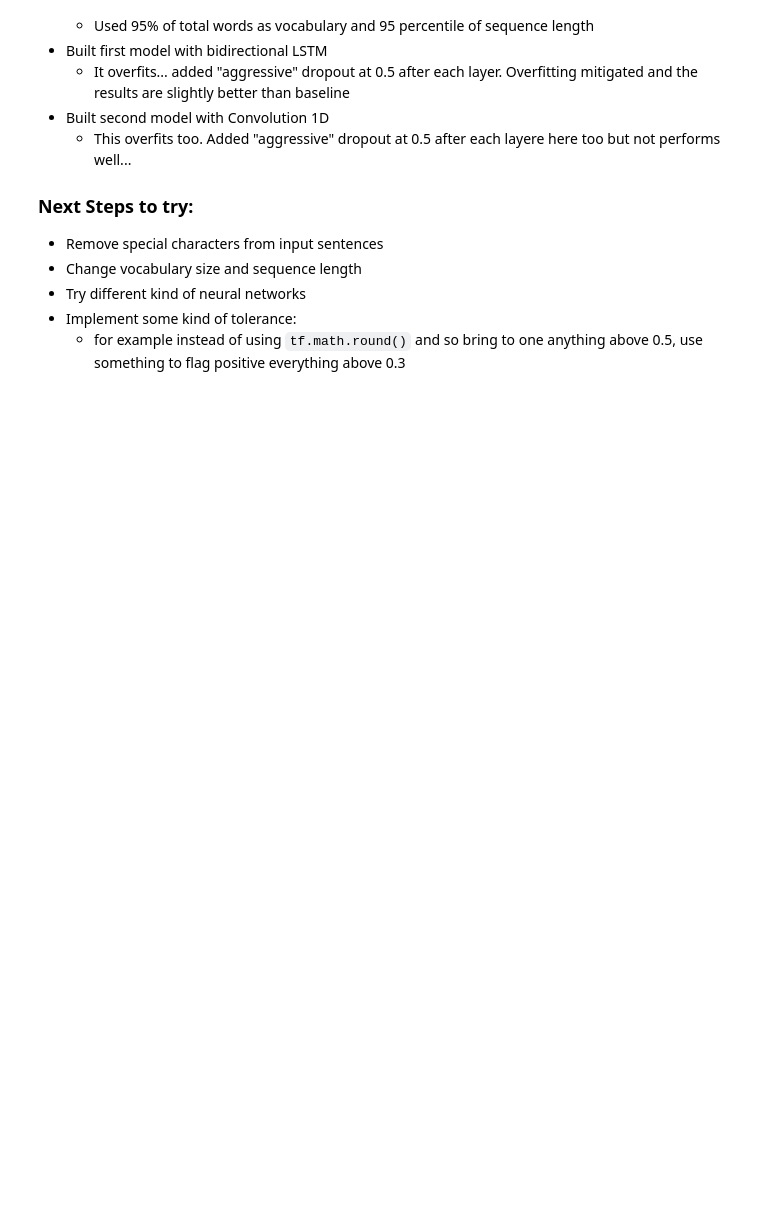
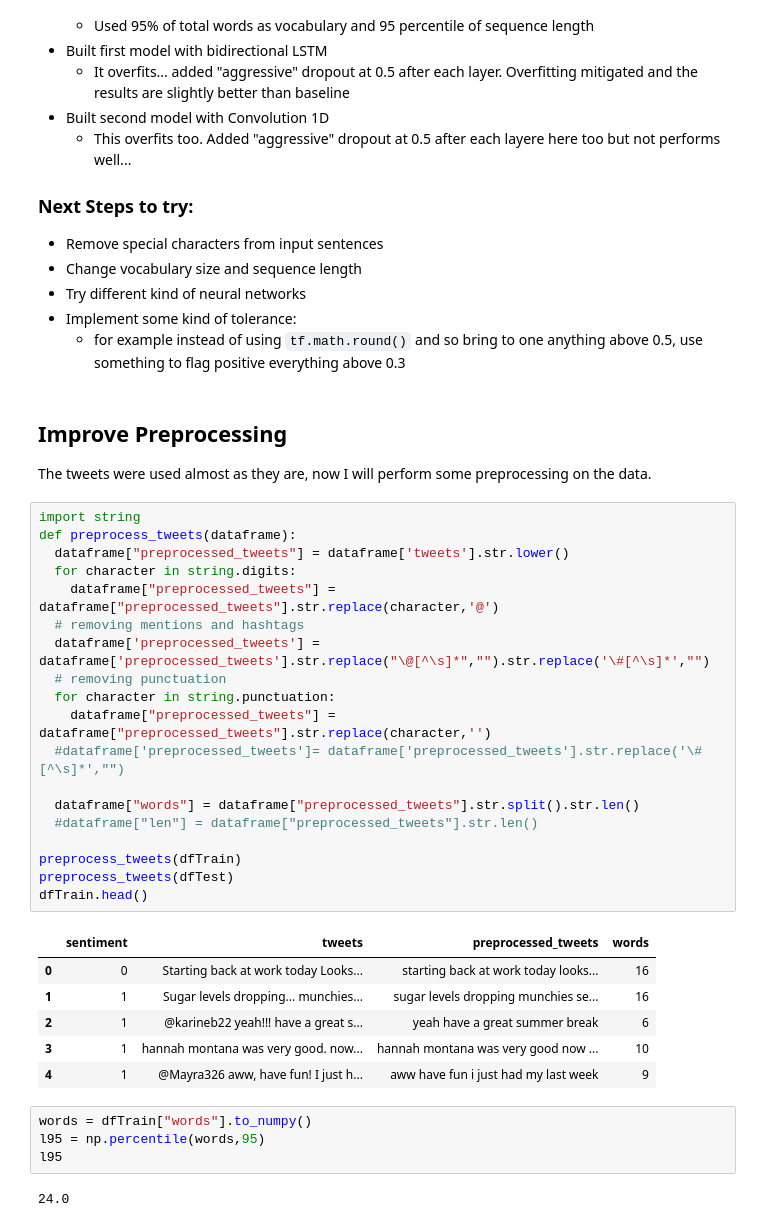
Before and after one commit to a-giorgi/happy-tweeting, a Jupyter notebook: development/EX01_twitter_sentiment_analysis.ipynb, the cells around one changed output. Drawn from its saved outputs; the diff is of its cells as text; blank space fills up the shorter version.

```diff
--- a/development/EX01_twitter_sentiment_analysis.ipynb
+++ b/development/EX01_twitter_sentiment_analysis.ipynb
@@ -306,3 +306,38 @@ evaluate_predictions(dfTest["sentiment"], model_Conv_y_pred)
 * Try different kind of neural networks
 * Implement some kind of tolerance:
   * for example instead of using  `tf.math.round()` and so bring to one anything above 0.5, use something to flag positive everything above 0.3
+# %% [markdown]
+## Improve Preprocessing
+The tweets were used almost as they are, now I will perform some preprocessing on the data.
+# %%
+import string
+def preprocess_tweets(dataframe):
+  dataframe["preprocessed_tweets"] = dataframe['tweets'].str.lower()
+  for character in string.digits:
+    dataframe["preprocessed_tweets"] = dataframe["preprocessed_tweets"].str.replace(character,'@')
+  # removing mentions and hashtags
+  dataframe['preprocessed_tweets'] = dataframe['preprocessed_tweets'].str.replace("\@[^\s]*","").str.replace('\#[^\s]*',"")
+  # removing punctuation
+  for character in string.punctuation:
+    dataframe["preprocessed_tweets"] = dataframe["preprocessed_tweets"].str.replace(character,'')
+  #dataframe['preprocessed_tweets']= dataframe['preprocessed_tweets'].str.replace('\#[^\s]*',"")
+
+  dataframe["words"] = dataframe["preprocessed_tweets"].str.split().str.len()
+  #dataframe["len"] = dataframe["preprocessed_tweets"].str.len()
+
+preprocess_tweets(dfTrain)
+preprocess_tweets(dfTest)
+dfTrain.head()
+# %% [output]
+|  | sentiment | tweets | preprocessed_tweets | words |
+| 0 | 0 | Starting back at work today Looks... | starting back at work today looks... | 16 |
+| 1 | 1 | Sugar levels dropping... munchies... | sugar levels dropping munchies se... | 16 |
+| 2 | 1 | @karineb22 yeah!!! have a great s... | yeah have a great summer break | 6 |
+| 3 | 1 | hannah montana was very good. now... | hannah montana was very good now ... | 10 |
+| 4 | 1 | @Mayra326 aww, have fun! I just h... | aww have fun i just had my last week | 9 |
+# %%
+words = dfTrain["words"].to_numpy()
+l95 = np.percentile(words,95)
+l95
+# %% [output]
+24.0
```
Also changed, not shown: parts of 34 cells of this notebook.
